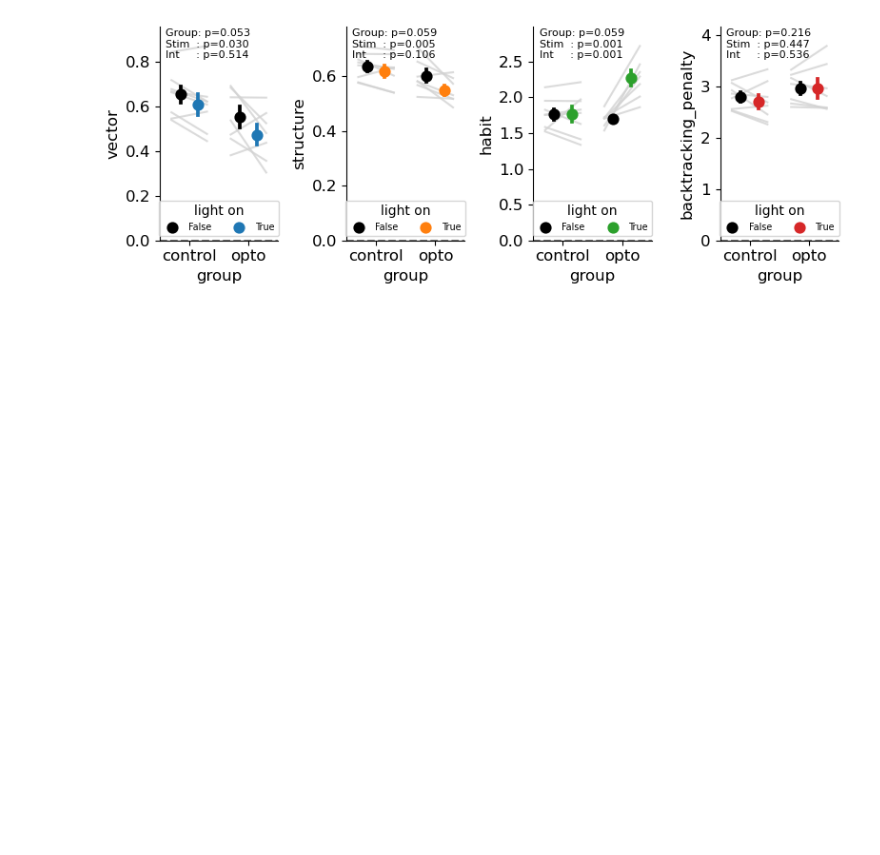
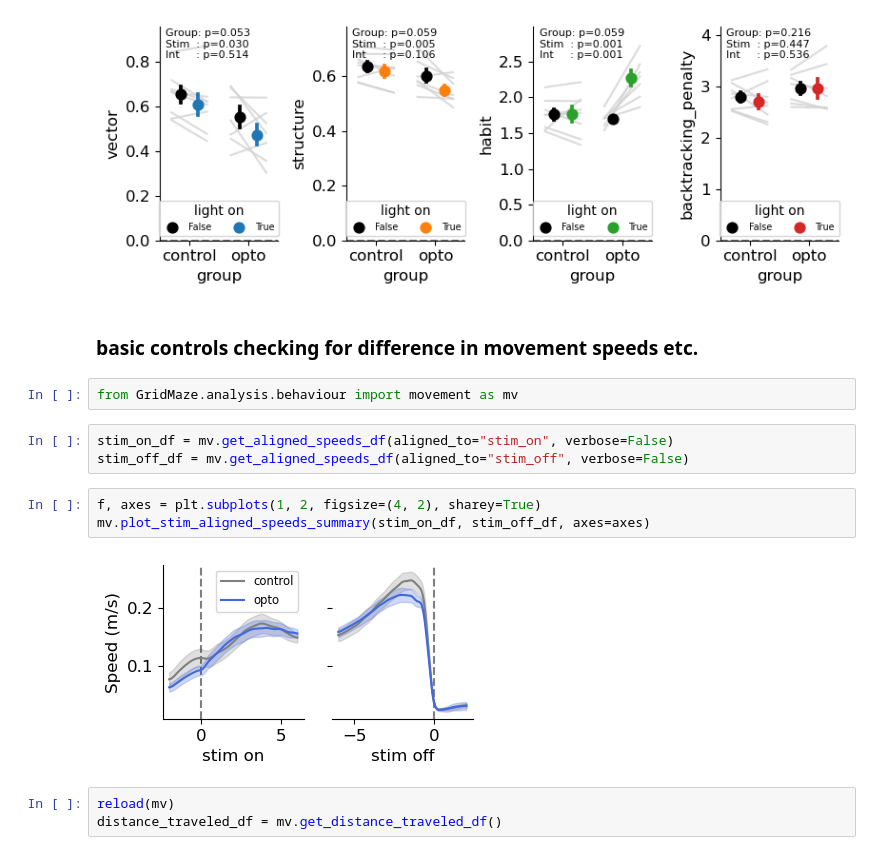
Before and after one commit to peterdoohan/goalNav_mFC-opto3, a Jupyter notebook: code/Notebooks/performance_metrics.ipynb, the cells around one changed output. Saved outputs shown, nothing was run; the diff lists cells and outputs as text; blank space fills up the shorter version.

Commit message:
adding basic movement metric summary plots

```diff
--- a/code/Notebooks/performance_metrics.ipynb
+++ b/code/Notebooks/performance_metrics.ipynb
@@ -771,3 +771,18 @@ Mixed ANOVA: structure
 +-------------+-----------+-------+-------+-----------+----------+----------+-----------+-------+
 0.0474
 [figure]
+# %% [markdown]
+### basic controls checking for difference in movement speeds etc.
+# %%
+from GridMaze.analysis.behaviour import movement as mv
+# %%
+stim_on_df = mv.get_aligned_speeds_df(aligned_to="stim_on", verbose=False)
+stim_off_df = mv.get_aligned_speeds_df(aligned_to="stim_off", verbose=False)
+# %%
+f, axes = plt.subplots(1, 2, figsize=(4, 2), sharey=True)
+mv.plot_stim_aligned_speeds_summary(stim_on_df, stim_off_df, axes=axes)
+# %% [output]
+[figure, added]
+# %%
+reload(mv)
+distance_traveled_df = mv.get_distance_traveled_df()
```
Also changed, not shown: parts of 1 cell of this notebook, 1 other file.
